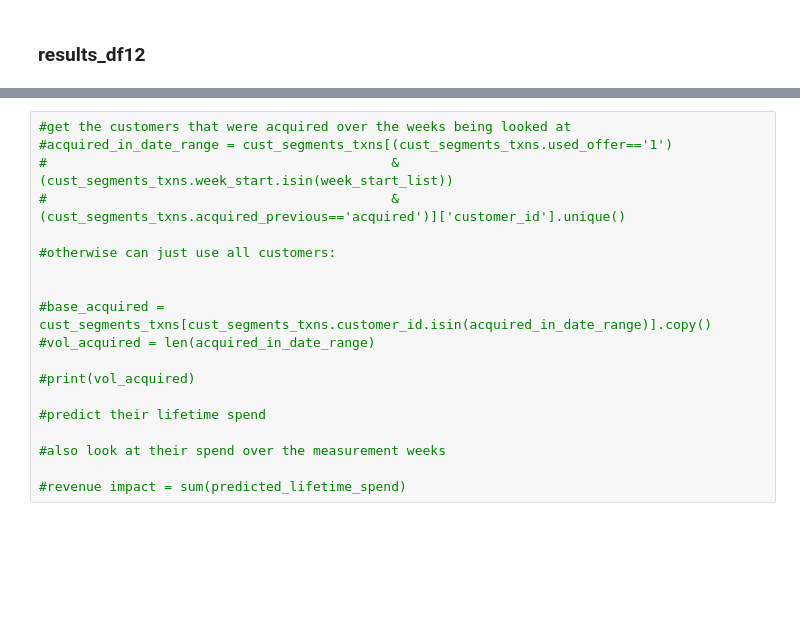
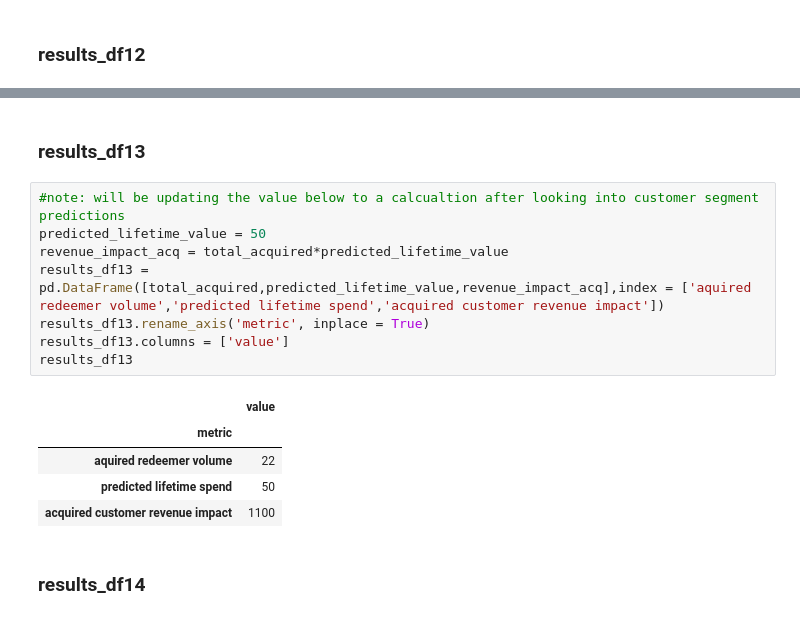
Before and after one commit to tryflux/adhoc-analysis, a Jupyter notebook: src/insights_product/offers_new_customers/metrics_results.ipynb, the cells around one changed output, grey strips where cells are left out. Drawn from its saved outputs; the diff is of its cells as text; blank space fills up the shorter version.

```diff
--- a/src/insights_product/offers_new_customers/metrics_results.ipynb
+++ b/src/insights_product/offers_new_customers/metrics_results.ipynb
@@ -865,19 +879,18 @@ Across the 136 existing customers, this totals a revenue impact of £186.33 over
-# %%
-#get the customers that were acquired over the weeks being looked at
-#acquired_in_date_range = cust_segments_txns[(cust_segments_txns.used_offer=='1')
-#                                            &(cust_segments_txns.week_start.isin(week_start_list))
-#                                            &(cust_segments_txns.acquired_previous=='acquired')]['customer_id'].unique()
-
-#otherwise can just use all customers:
-
-
-#base_acquired = cust_segments_txns[cust_segments_txns.customer_id.isin(acquired_in_date_range)].copy()
-#vol_acquired = len(acquired_in_date_range)
-
-#print(vol_acquired)
-
-#predict their lifetime spend
-
-#also look at their spend over the measurement weeks
-
-#revenue impact = sum(predicted_lifetime_spend)
+# %% [markdown]
+### results_df13
+# %%
+#note: will be updating the value below to a calcualtion after looking into customer segment predictions
+predicted_lifetime_value = 50
+revenue_impact_acq = total_acquired*predicted_lifetime_value
+results_df13 = pd.DataFrame([total_acquired,predicted_lifetime_value,revenue_impact_acq],index = ['aquired redeemer volume','predicted lifetime spend','acquired customer revenue impact'])
+results_df13.rename_axis('metric', inplace = True)
+results_df13.columns = ['value']
+results_df13
+# %% [output]
+|  | value |
+| metric |  |
+| aquired redeemer volume | 22 |
+| predicted lifetime spend | 50 |
+| acquired customer revenue impact | 1100 |
+# %% [markdown]
+### results_df14
```
Also changed, not shown: parts of 14 cells of this notebook.
